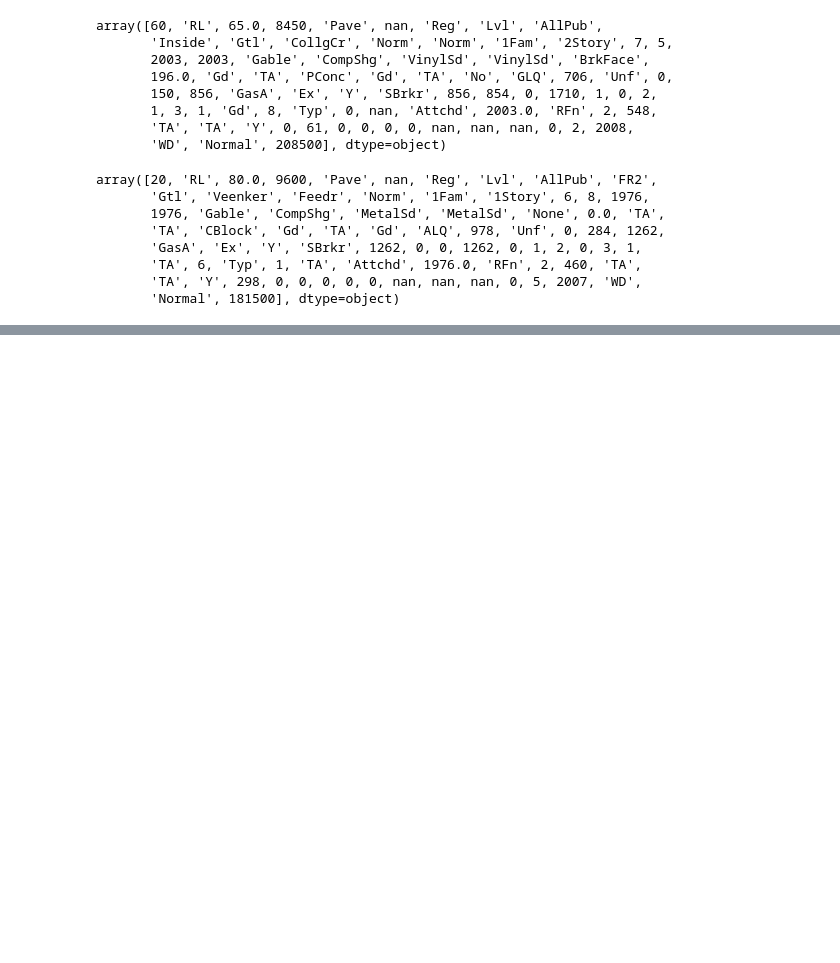
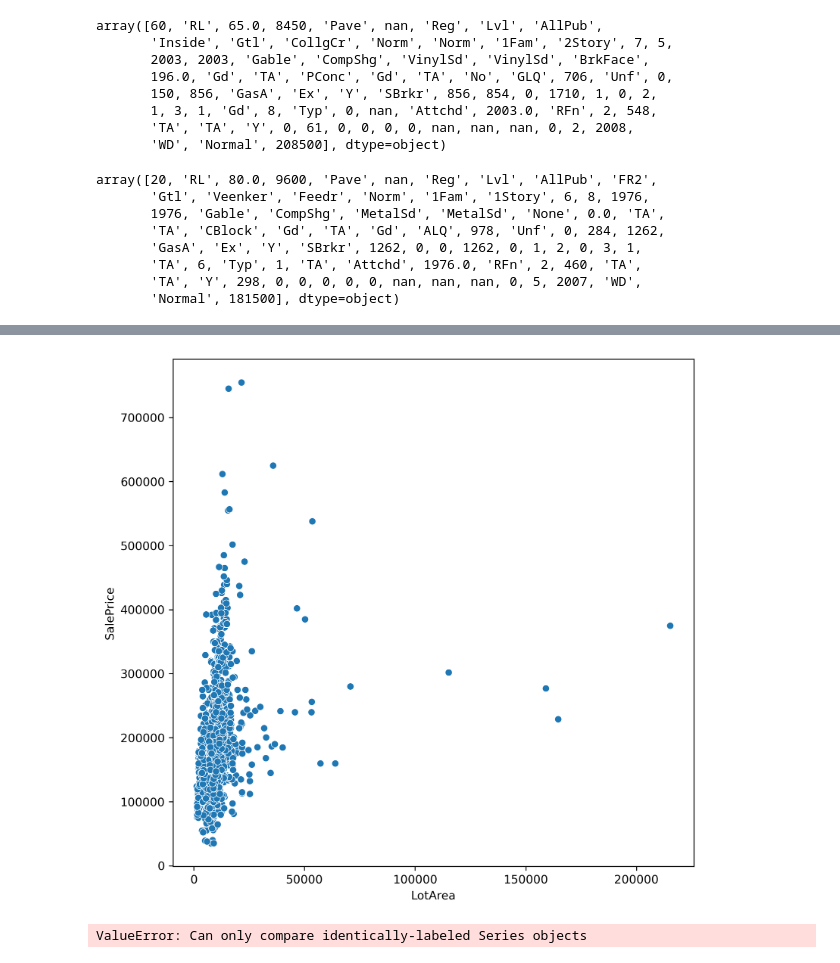
Before and after one commit to ashen007/Tree-based-regression-model, a Jupyter notebook: train.ipynb, the cells around one changed output, grey strips where cells are left out. Drawn from its saved outputs; the diff is of its cells as text; code cells hidden in the pictures; blank space fills up the shorter version.

```diff
--- a/train.ipynb
+++ b/train.ipynb
@@ -60,0 +100,3 @@ array([20, 'RL', 80.0, 9600, 'Pave', nan, 'Reg', 'Lvl', 'AllPub', 'FR2',
+# %%
+subset = dataset_df[['LotArea','SalePrice']]
+subset.sort_values(by='LotArea')
@@ -60,0 +118,6 @@ array([20, 'RL', 80.0, 9600, 'Pave', nan, 'Reg', 'Lvl', 'AllPub', 'FR2',
+# %%
+plt.figure(figsize=[8,8],dpi=300)
+sns.scatterplot(x='LotArea',y='SalePrice',data=subset)
+plt.show()
+# %% [output]
+[figure, added]
@@ -60,0 +151,5 @@ array([20, 'RL', 80.0, 9600, 'Pave', nan, 'Reg', 'Lvl', 'AllPub', 'FR2',
+# %%
+root = RootNode(subset,'LotArea','SalePrice',2)
+root.best_split()
+# %% [output]
+ValueError: Can only compare identically-labeled Series objects
```
Also changed, not shown: parts of 5 cells of this notebook, 1 other file.
